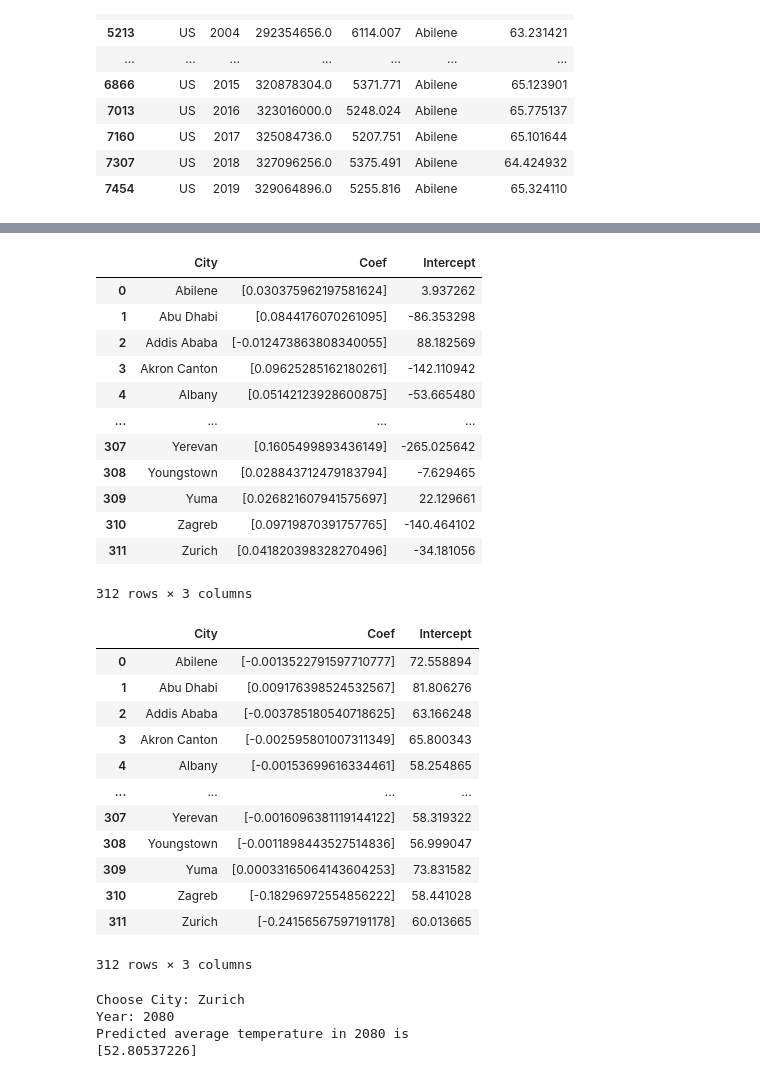
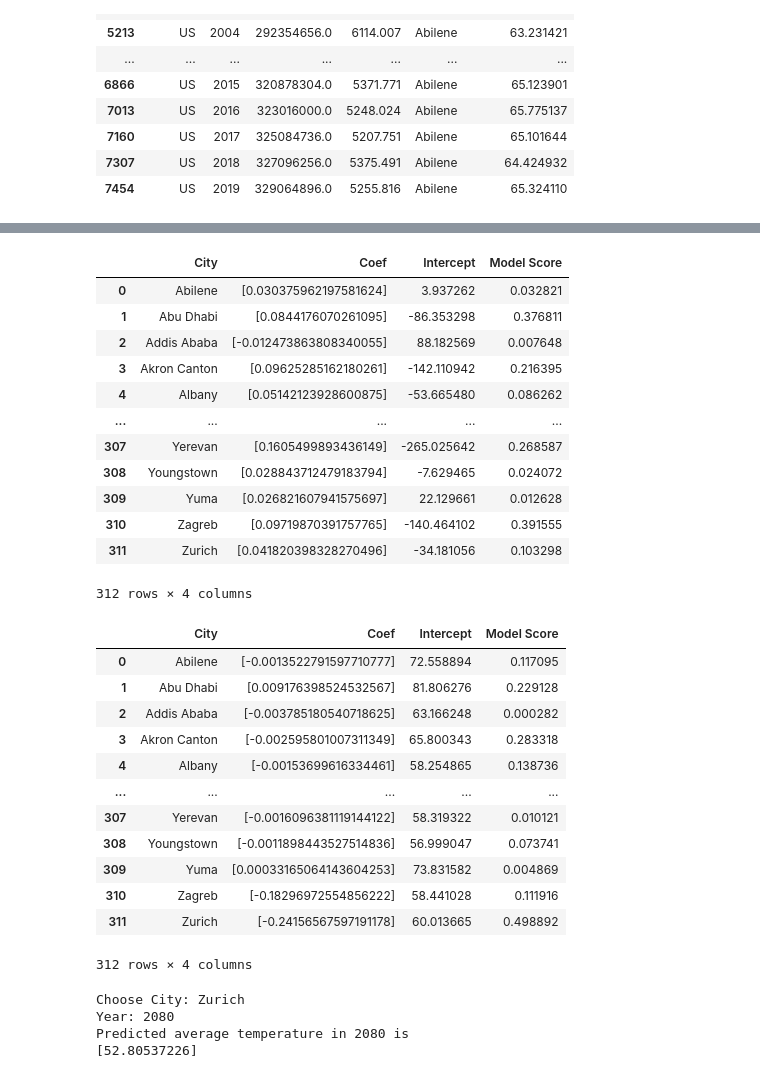
Before and after one commit to sherryli1116/finalproject-group15, a Jupyter notebook: MachineLearning.ipynb, the cells around one changed output, grey strips where cells are left out. Saved outputs shown, nothing was run; the diff lists cells and outputs as text; code cells hidden in the pictures.

```diff
--- a/MachineLearning.ipynb
+++ b/MachineLearning.ipynb
@@ -320,17 +320,18 @@ import datetime as dt
 Citylist=[]
 Coeflist=[]
 Interceptlist=[]
+Scorelist=[]
 for df in df_list2:
     y=df['co2'].values
     X=df['Year'].values.reshape(-1,1)
     X_train,X_test,y_train, y_test = train_test_split(X,y, train_size = .7,random_state=42)
     model = LinearRegression()
     model.fit(X_train,y_train)
-    model.score(X_test,y_test)
+    Scorelist.append(model.score(X_train,y_train))
 
     Citylist.append(df.iloc[1,4])
     Coeflist.append(model.coef_)
     Interceptlist.append(model.intercept_)
-Eqdf=pd.DataFrame({'City':Citylist,'Coef':Coeflist,"Intercept":Interceptlist})
+Eqdf=pd.DataFrame({'City':Citylist,'Coef':Coeflist,"Intercept":Interceptlist,"Model Score":Scorelist})
 Eqdf
 # %% [output]
@@ -352,35 +353,36 @@ Eqdf
 # %%
 #predict Temp
 Citylist2=[]
 Coeflist2=[]
 Interceptlist2=[]
+Scorelist2=[]
 for df in df_list2:
     y=df['AvgTemperature'].values
     X=df['Year'].values.reshape(-1,1)
     X_train,X_test,y_train, y_test = train_test_split(X,y, train_size = .7,random_state=42)
     model = LinearRegression()
     model.fit(X_train,y_train)
-    model.score(X_test,y_test)
+    Scorelist2.append(model.score(X_train,y_train))
 
     Citylist2.append(df.iloc[1,4])
     Coeflist2.append(model.coef_)
     Interceptlist2.append(model.intercept_)
-Eqdf2=pd.DataFrame({'City':Citylist2,'Coef':Coeflist2,"Intercept":Interceptlist2})
+Eqdf2=pd.DataFrame({'City':Citylist2,'Coef':Coeflist2,"Intercept":Interceptlist2,"Model Score":Scorelist2})
 Eqdf2
 # %% [output]
-|  | City | Coef | Intercept |
-| 0 | Abilene | [0.030375962197581624] | 3.937262 |
-| 1 | Abu Dhabi | [0.0844176070261095] | -86.353298 |
-| 2 | Addis Ababa | [-0.012473863808340055] | 88.182569 |
-| 3 | Akron Canton | [0.09625285162180261] | -142.110942 |
-| 4 | Albany | [0.05142123928600875] | -53.665480 |
-| ... | ... | ... | ... |
-| 307 | Yerevan | [0.1605499893436149] | -265.025642 |
-| 308 | Youngstown | [0.028843712479183794] | -7.629465 |
-| 309 | Yuma | [0.026821607941575697] | 22.129661 |
-| 310 | Zagreb | [0.09719870391757765] | -140.464102 |
-| 311 | Zurich | [0.041820398328270496] | -34.181056 |
+|  | City | Coef | Intercept | Model Score |
+| 0 | Abilene | [0.030375962197581624] | 3.937262 | 0.032821 |
+| 1 | Abu Dhabi | [0.0844176070261095] | -86.353298 | 0.376811 |
+| 2 | Addis Ababa | [-0.012473863808340055] | 88.182569 | 0.007648 |
+| 3 | Akron Canton | [0.09625285162180261] | -142.110942 | 0.216395 |
+| 4 | Albany | [0.05142123928600875] | -53.665480 | 0.086262 |
+| ... | ... | ... | ... | ... |
+| 307 | Yerevan | [0.1605499893436149] | -265.025642 | 0.268587 |
+| 308 | Youngstown | [0.028843712479183794] | -7.629465 | 0.024072 |
+| 309 | Yuma | [0.026821607941575697] | 22.129661 | 0.012628 |
+| 310 | Zagreb | [0.09719870391757765] | -140.464102 | 0.391555 |
+| 311 | Zurich | [0.041820398328270496] | -34.181056 | 0.103298 |
-312 rows × 3 columns
+312 rows × 4 columns
 # %%
 #graph Temp
 # %%
@@ -388,33 +390,34 @@ Eqdf2
 Citylist3=[]
 Coeflist3=[]
 Interceptlist3=[]
+Scorelist3=[]
 for df in df_list2:
     y=df['AvgTemperature'].values
     X=df['co2'].values.reshape(-1,1)
     X_train,X_test,y_train, y_test = train_test_split(X,y, train_size = .7,random_state=42)
     model = LinearRegression()
     model.fit(X_train,y_train)
-    model.score(X_train,y_train)
+    Scorelist3.append(model.score(X_train,y_train))
 
     Citylist3.append(df.iloc[1,4])
     Coeflist3.append(model.coef_)
     Interceptlist3.append(model.intercept_)
-Eqdf3=pd.DataFrame({'City':Citylist3,'Coef':Coeflist3,"Intercept":Interceptlist3})
+Eqdf3=pd.DataFrame({'City':Citylist3,'Coef':Coeflist3,"Intercept":Interceptlist3,"Model Score":Scorelist3})
 Eqdf3
 # %% [output]
-|  | City | Coef | Intercept |
-| 0 | Abilene | [-0.0013522791597710777] | 72.558894 |
-| 1 | Abu Dhabi | [0.009176398524532567] | 81.806276 |
-| 2 | Addis Ababa | [-0.003785180540718625] | 63.166248 |
-| 3 | Akron Canton | [-0.002595801007311349] | 65.800343 |
-| 4 | Albany | [-0.00153699616334461] | 58.254865 |
-| ... | ... | ... | ... |
-| 307 | Yerevan | [-0.0016096381119144122] | 58.319322 |
-| 308 | Youngstown | [-0.0011898443527514836] | 56.999047 |
-| 309 | Yuma | [0.00033165064143604253] | 73.831582 |
-| 310 | Zagreb | [-0.18296972554856222] | 58.441028 |
-| 311 | Zurich | [-0.24156567597191178] | 60.013665 |
+|  | City | Coef | Intercept | Model Score |
+| 0 | Abilene | [-0.0013522791597710777] | 72.558894 | 0.117095 |
+| 1 | Abu Dhabi | [0.009176398524532567] | 81.806276 | 0.229128 |
+| 2 | Addis Ababa | [-0.003785180540718625] | 63.166248 | 0.000282 |
+| 3 | Akron Canton | [-0.002595801007311349] | 65.800343 | 0.283318 |
+| 4 | Albany | [-0.00153699616334461] | 58.254865 | 0.138736 |
+| ... | ... | ... | ... | ... |
+| 307 | Yerevan | [-0.0016096381119144122] | 58.319322 | 0.010121 |
+| 308 | Youngstown | [-0.0011898443527514836] | 56.999047 | 0.073741 |
+| 309 | Yuma | [0.00033165064143604253] | 73.831582 | 0.004869 |
+| 310 | Zagreb | [-0.18296972554856222] | 58.441028 | 0.111916 |
+| 311 | Zurich | [-0.24156567597191178] | 60.013665 | 0.498892 |
-312 rows × 3 columns
+312 rows × 4 columns
 # %%
 #Temperature Estimator
 while True:             # Loop continuously
```
Also changed, not shown: parts of 4 cells of this notebook.
